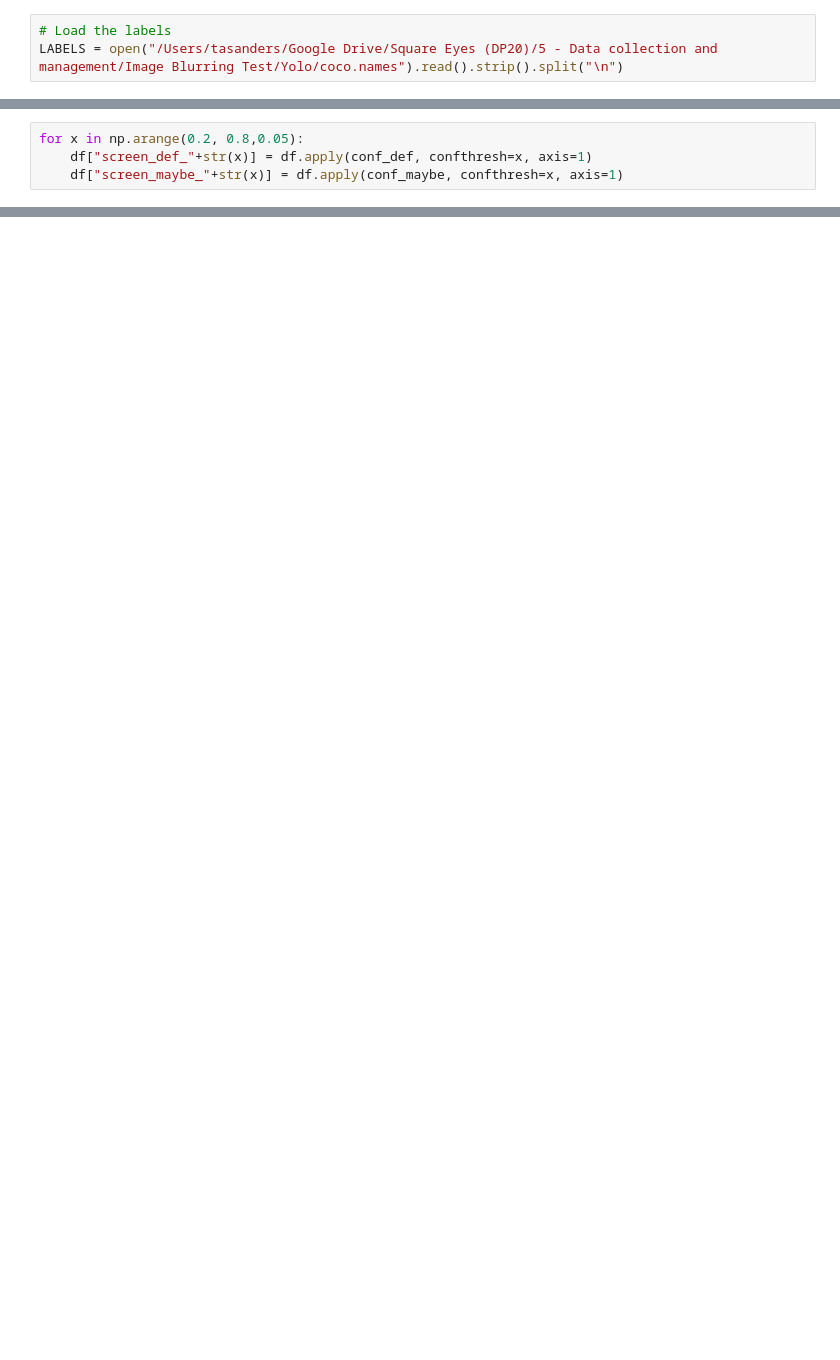
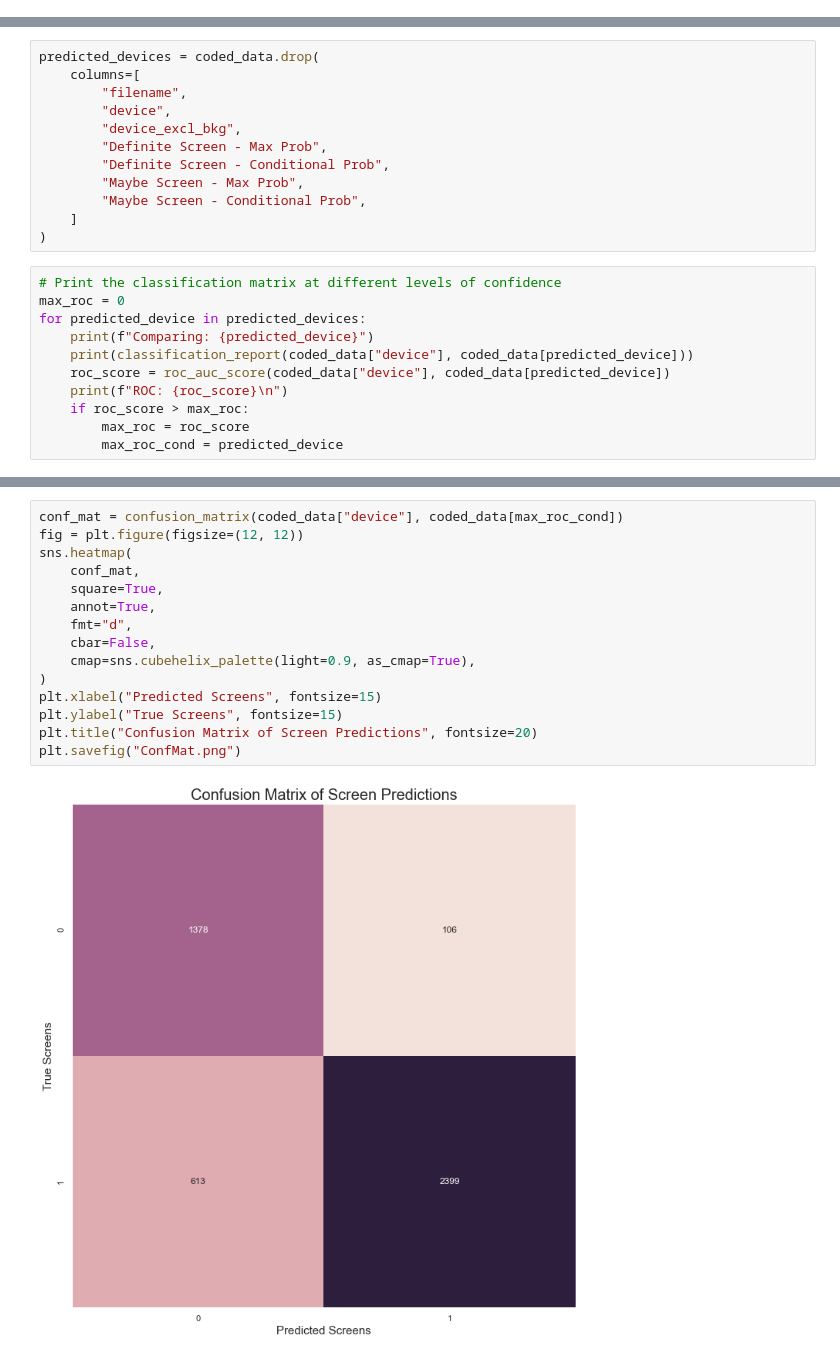
Before and after one commit to Motivation-and-Behaviour/SquareEyes, a Jupyter notebook: notebooks/Model_Tests/TestYOLOv4.ipynb, the cells around one changed output, grey strips where cells are left out. Cells and saved outputs as stored; diff of their text form; blank space fills up the shorter version.

```diff
--- a/notebooks/Model_Tests/TestYOLOv4.ipynb
+++ b/notebooks/Model_Tests/TestYOLOv4.ipynb
@@ -15,3 +22,0 @@ from sklearn.metrics import (
-# %%
-# Load the labels
-LABELS = open("/Users/tasanders/Google Drive/Square Eyes (DP20)/5 - Data collection and management/Image Blurring Test/Yolo/coco.names").read().strip().split("\n")
@@ -141,4 +203,0 @@ def conf_maybe(df, confthresh):
-# %%
-for x in np.arange(0.2, 0.8,0.05):
-    df["screen_def_"+str(x)] = df.apply(conf_def, confthresh=x, axis=1)
-    df["screen_maybe_"+str(x)] = df.apply(conf_maybe, confthresh=x, axis=1)
@@ -248,0 +216,23 @@ print(roc_auc_score(df["device"], df["screen_maybe_0.3"]))
+# %%
+predicted_devices = coded_data.drop(
+    columns=[
+        "filename",
+        "device",
+        "device_excl_bkg",
+        "Definite Screen - Max Prob",
+        "Definite Screen - Conditional Prob",
+        "Maybe Screen - Max Prob",
+        "Maybe Screen - Conditional Prob",
+    ]
+)
+# %%
+# Print the classification matrix at different levels of confidence
+max_roc = 0
+for predicted_device in predicted_devices:
+    print(f"Comparing: {predicted_device}")
+    print(classification_report(coded_data["device"], coded_data[predicted_device]))
+    roc_score = roc_auc_score(coded_data["device"], coded_data[predicted_device])
+    print(f"ROC: {roc_score}\n")
+    if roc_score > max_roc:
+        max_roc = roc_score
+        max_roc_cond = predicted_device
@@ -248,0 +263,17 @@ print(roc_auc_score(df["device"], df["screen_maybe_0.3"]))
+# %%
+conf_mat = confusion_matrix(coded_data["device"], coded_data[max_roc_cond])
+fig = plt.figure(figsize=(12, 12))
+sns.heatmap(
+    conf_mat,
+    square=True,
+    annot=True,
+    fmt="d",
+    cbar=False,
+    cmap=sns.cubehelix_palette(light=0.9, as_cmap=True),
+)
+plt.xlabel("Predicted Screens", fontsize=15)
+plt.ylabel("True Screens", fontsize=15)
+plt.title("Confusion Matrix of Screen Predictions", fontsize=20)
+plt.savefig("ConfMat.png")
+# %% [output]
+[figure, added]
```
Also changed, not shown: parts of 27 cells of this notebook.
